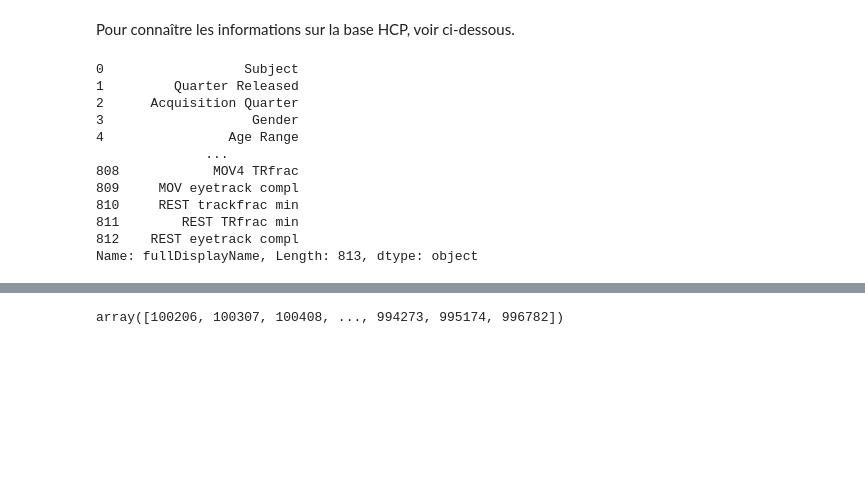
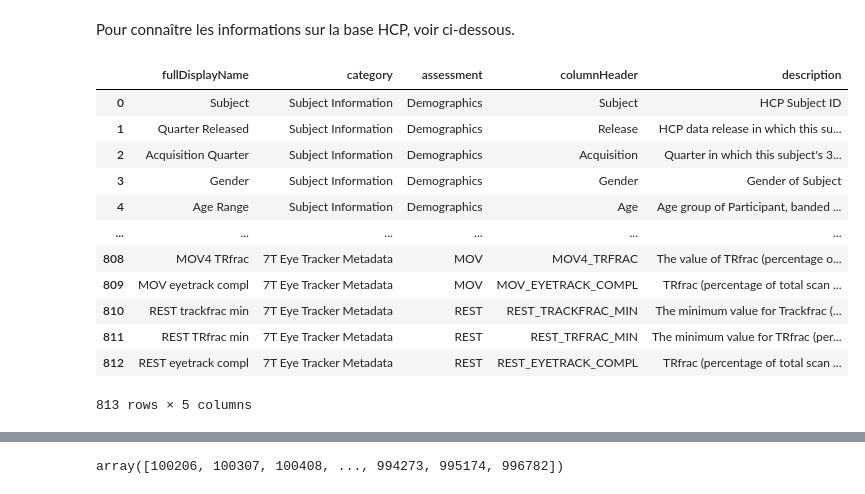
Before and after one commit to neurospin/champollion_V1, a Jupyter notebook: contrastive/notebooks/antoine/HCP_MZ_dist_corr_left_PCS.ipynb, the cells around one changed output, grey strips where cells are left out. Cells and saved outputs as stored; diff of their text form; code cells hidden in the pictures; blank space fills up the shorter version.

```diff
--- a/contrastive/notebooks/antoine/HCP_MZ_dist_corr_left_PCS.ipynb
+++ b/contrastive/notebooks/antoine/HCP_MZ_dist_corr_left_PCS.ipynb
@@ -8,19 +9,20 @@ import pandas as pd
 Pour connaître les informations sur la base HCP, voir ci-dessous.
 # %%
 HCP_description = pd.read_csv('/neurospin/dico/adufournet/HCP_S1200_DataDictionary_Oct_30_2023.csv')
-HCP_description['fullDisplayName']
+HCP_description
 # %% [output]
+|  | fullDisplayName | category | assessment | columnHeader | description |
+| 0 | Subject | Subject Information | Demographics | Subject | HCP Subject ID |
+| 1 | Quarter Released | Subject Information | Demographics | Release | HCP data release in which this su... |
+| 2 | Acquisition Quarter | Subject Information | Demographics | Acquisition | Quarter in which this subject's 3... |
+| 3 | Gender | Subject Information | Demographics | Gender | Gender of Subject |
+| 4 | Age Range | Subject Information | Demographics | Age | Age group of Participant, banded ... |
+| ... | ... | ... | ... | ... | ... |
+| 808 | MOV4 TRfrac | 7T Eye Tracker Metadata | MOV | MOV4_TRFRAC | The value of TRfrac (percentage o... |
+| 809 | MOV eyetrack compl | 7T Eye Tracker Metadata | MOV | MOV_EYETRACK_COMPL | TRfrac (percentage of total scan ... |
+| 810 | REST trackfrac min | 7T Eye Tracker Metadata | REST | REST_TRACKFRAC_MIN | The minimum value for Trackfrac (... |
+| 811 | REST TRfrac min | 7T Eye Tracker Metadata | REST | REST_TRFRAC_MIN | The minimum value for TRfrac (per... |
+| 812 | REST eyetrack compl | 7T Eye Tracker Metadata | REST | REST_EYETRACK_COMPL | TRfrac (percentage of total scan ... |
-0                  Subject
-1         Quarter Released
-2      Acquisition Quarter
-3                   Gender
-4                Age Range
-              ...
-808            MOV4 TRfrac
-809     MOV eyetrack compl
-810     REST trackfrac min
-811        REST TRfrac min
-812    REST eyetrack compl
-Name: fullDisplayName, Length: 813, dtype: object
+813 rows × 5 columns
 # %%
 HCP_info = pd.read_csv('/neurospin/dico/jchavas/RESTRICTED_jchavas_1_18_2022_3_17_51.csv')
```
Also changed, not shown: parts of 22 cells of this notebook.
